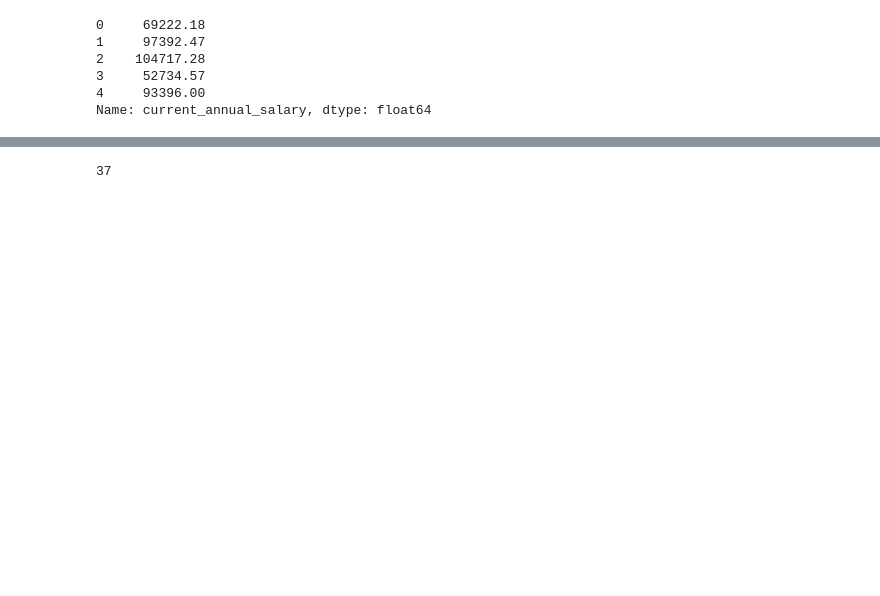
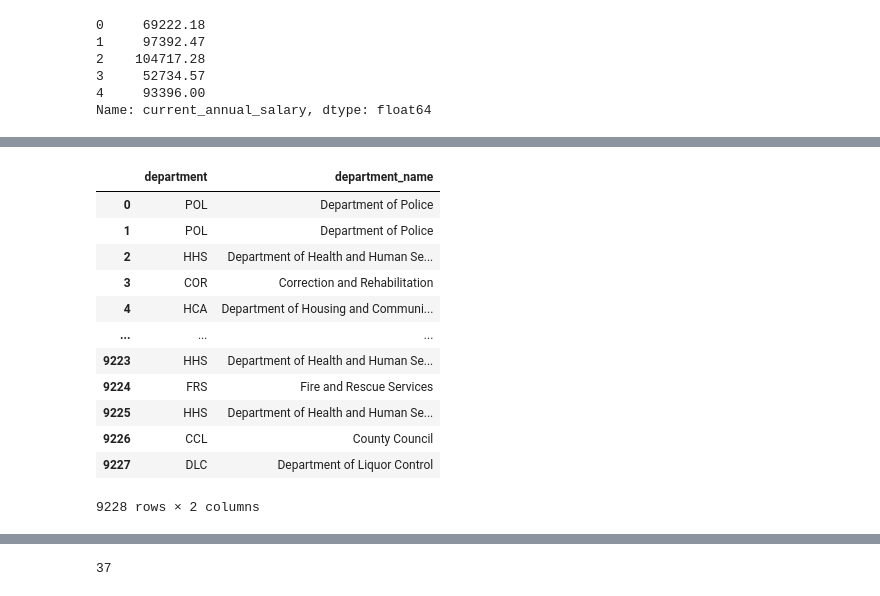
Before and after one commit to sylvaincom/pyds_lectures, a Jupyter notebook: cs_exed/ms_ia_confiance/2024_2025/lectures/2024_10_15_2_advanced_pandas.ipynb, the cells around one changed output, grey strips where cells are left out. Saved outputs shown, nothing was run; the diff lists cells and outputs as text; code cells hidden in the pictures; blank space fills up the shorter version.

```diff
--- a/cs_exed/ms_ia_confiance/2024_2025/lectures/2024_10_15_2_advanced_pandas.ipynb
+++ b/cs_exed/ms_ia_confiance/2024_2025/lectures/2024_10_15_2_advanced_pandas.ipynb
@@ -133,0 +142,16 @@ array(['POL', 'HHS', 'COR', 'HCA', 'FRS', 'DGS', 'DOT', 'DTS', 'LIB',
+# %%
+df[["department", "department_name"]]
+# %% [output]
+|  | department | department_name |
+| 0 | POL | Department of Police |
+| 1 | POL | Department of Police |
+| 2 | HHS | Department of Health and Human Se... |
+| 3 | COR | Correction and Rehabilitation |
+| 4 | HCA | Department of Housing and Communi... |
+| ... | ... | ... |
+| 9223 | HHS | Department of Health and Human Se... |
+| 9224 | FRS | Fire and Rescue Services |
+| 9225 | HHS | Department of Health and Human Se... |
+| 9226 | CCL | County Council |
+| 9227 | DLC | Department of Liquor Control |
+9228 rows × 2 columns
```
Also changed, not shown: parts of 36 cells of this notebook.
